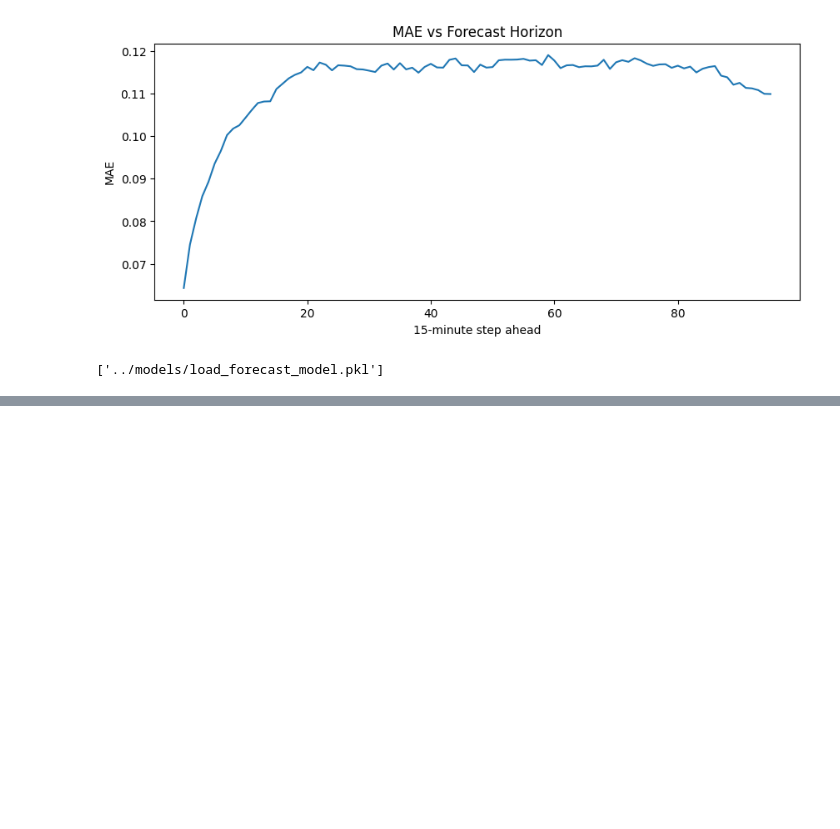
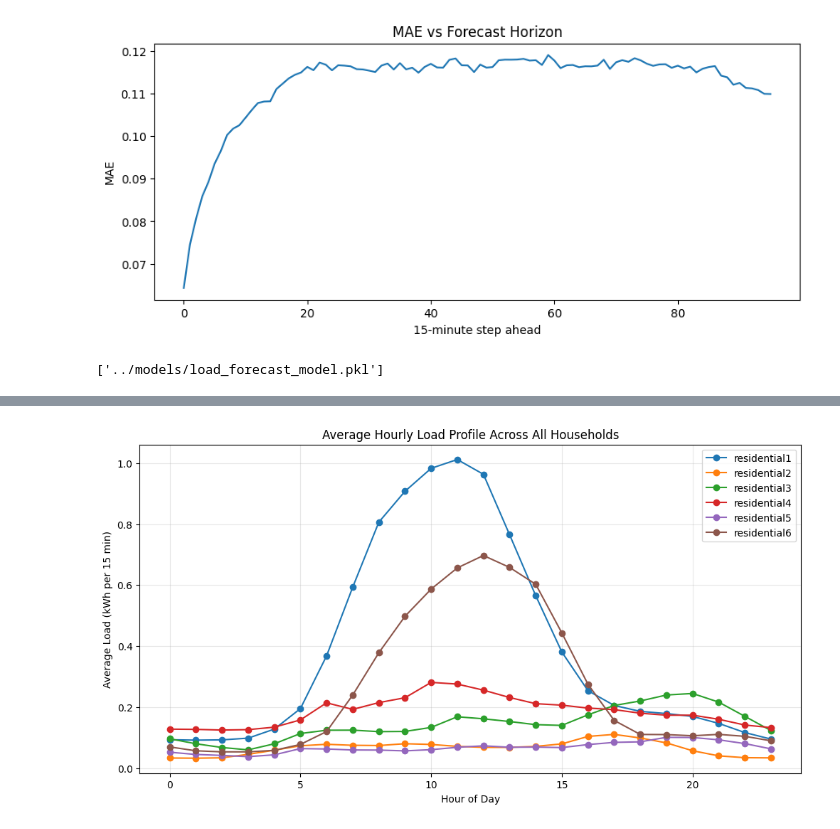
Before and after one commit to joschamz/hems-automation, a Jupyter notebook: models/Household Load-Mehdi-Refined Model.ipynb, the cells around one changed output, grey strips where cells are left out. Drawn from its saved outputs; the diff is of its cells as text; code cells hidden in the pictures; blank space fills up the shorter version.

```diff
--- a/models/Household Load-Mehdi-Refined Model.ipynb
+++ b/models/Household Load-Mehdi-Refined Model.ipynb
@@ -848,0 +1156,54 @@ def predict_next_24h_load(model, feature_row):
+# %%
+# =========================================================
+# Step 5 — Average hourly load profile for all households
+# Goal:
+# Compare daily consumption patterns across all households.
+# A percentile filter is used to reduce the effect of extreme
+# outliers in the load signal.
+# =========================================================
+
+import matplotlib.pyplot as plt
+
+# ---------------------------------------------------------
+# Remove extreme outliers for visualization only
+# ---------------------------------------------------------
+q99 = eda_long.groupby("household")["load"].quantile(0.99).to_dict()
+
+eda_long_plot = eda_long.copy()
+eda_long_plot["q99"] = eda_long_plot["household"].map(q99)
+
+eda_long_plot = eda_long_plot[eda_long_plot["load"] <= eda_long_plot["q99"]].copy()
+
+# ---------------------------------------------------------
+# Compute hourly average load per household
+# ---------------------------------------------------------
+hourly_profile_df = (
+    eda_long_plot
+    .groupby(["household", "hour"], as_index=False)["load"]
+    .mean()
+)
+
+# ---------------------------------------------------------
+# Plot hourly profiles
+# ---------------------------------------------------------
+plt.figure(figsize=(12, 6))
+
+for household in sorted(hourly_profile_df["household"].unique()):
+
+    temp = hourly_profile_df[hourly_profile_df["household"] == household]
+
+    plt.plot(
+        temp["hour"],
+        temp["load"],
+        marker="o",
+        label=household
+    )
+
+plt.title("Average Hourly Load Profile Across All Households")
+plt.xlabel("Hour of Day")
+plt.ylabel("Average Load (kWh per 15 min)")
+plt.legend()
+plt.grid(alpha=0.3)
+plt.show()
+# %% [output]
+[figure, added]
```
Also changed, not shown: parts of 14 cells of this notebook.
